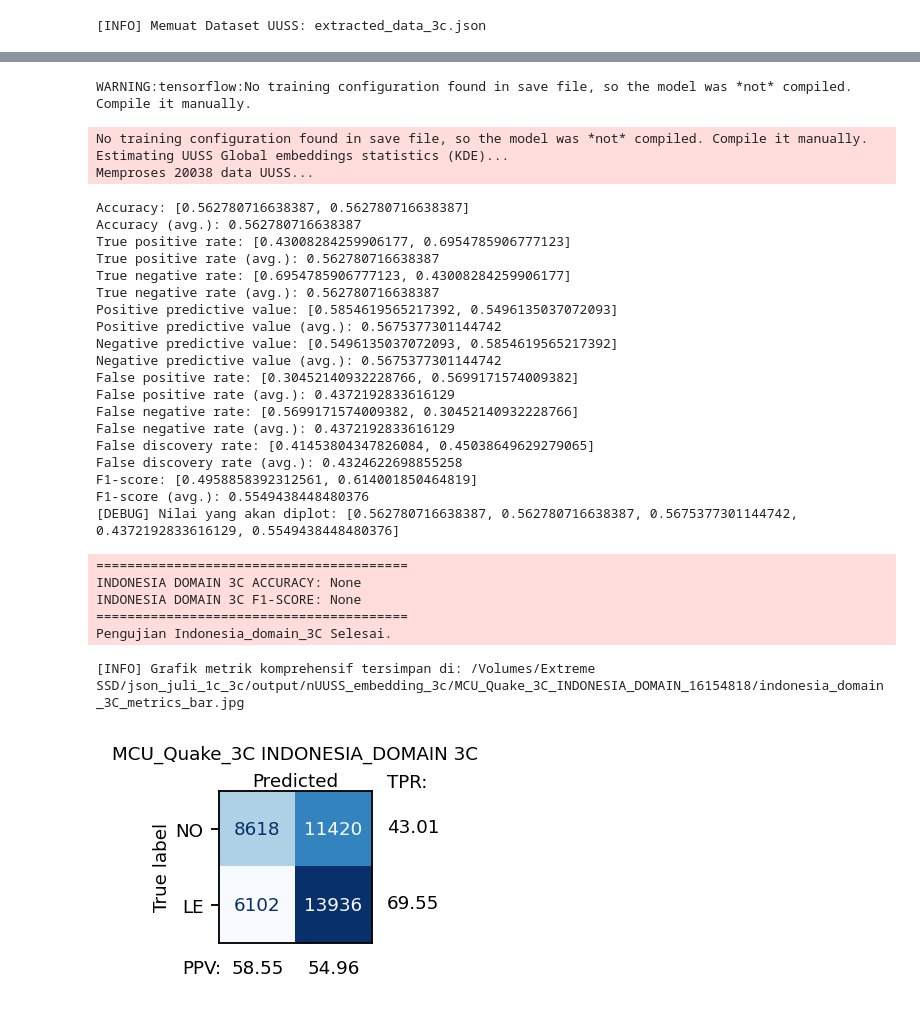
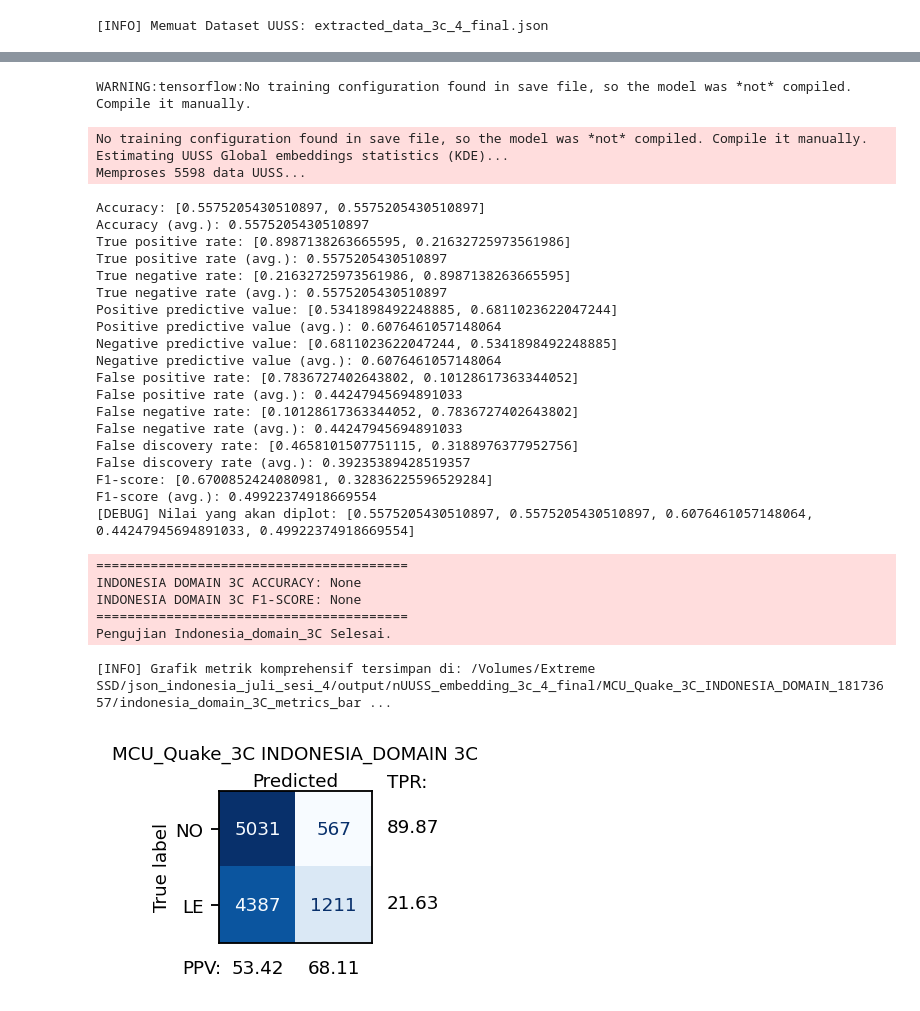
Before and after one commit to verykurniabakti/seismiccode, a Jupyter notebook: mcu_quake/code_gen_trying/indonesia_jaya_benchmarking_data/mulai_juli/indonesia_benchmarking_mcu_data_juli_3c_emd_uuss.ipynb, the cells around one changed output, grey strips where cells are left out. Saved outputs shown, nothing was run; the diff lists cells and outputs as text; code cells hidden in the pictures.

```diff
--- a/mcu_quake/code_gen_trying/indonesia_jaya_benchmarking_data/mulai_juli/indonesia_benchmarking_mcu_data_juli_3c_emd_uuss.ipynb
+++ b/mcu_quake/code_gen_trying/indonesia_jaya_benchmarking_data/mulai_juli/indonesia_benchmarking_mcu_data_juli_3c_emd_uuss.ipynb
@@ -53,8 +53,11 @@ if __name__ == "__main__":
     #                    1. KONFIGURASI PATH STEAD
     #===================================================================
     # Path dataset STEAD yang Bapak berikan
-    KEY_DATA_DIR = "/Volumes/Extreme SSD/json_juli_1c_3c"
-    KEY_TEST_FILE = "extracted_data_3c.json"
+    KEY_DATA_DIR = '/Volumes/Extreme SSD/json_indonesia_juli_sesi_4'
+    #KEY_TEST_FILE = 'extracted_data_3c_4.json'
+    #KEY_TEST_FILE = 'extracted_data_3c_4_NOFILTER.json'
+    #KEY_TEST_FILE = 'extracted_data_3c_4_CLEAN.json'
+    KEY_TEST_FILE = 'extracted_data_3c_4_final.json'
 
     DATA_TAG = "INDONESIA_DOMAIN"
     MODEL_TAG = "MCU_Quake_3C"
@@ -79,7 +82,7 @@ if __name__ == "__main__":
     print(f"[INFO] Memuat Dataset UUSS: {KEY_TEST_FILE}")
     test_data = dataset.load_json_data(os.path.join(KEY_DATA_DIR, KEY_TEST_FILE))
 
-    SAVE_BASE = '/Volumes/Extreme SSD/json_juli_1c_3c/output/nUUSS_embedding_3c'
+    SAVE_BASE = '/Volumes/Extreme SSD/json_indonesia_juli_sesi_4/output/nUUSS_embedding_3c_4_final'
     now = datetime.now()
     time_str = now.strftime("%d%H%M%S")
     save_dir = os.path.join(SAVE_BASE, f"{MODEL_TAG}_{DATA_TAG}_{time_str}")
@@ -162,4 +165,4 @@ if __name__ == "__main__":
     logger.info("="*40)
     logger.info("Pengujian Indonesia_domain_3C Selesai.")
 # %% [output]
-[INFO] Memuat Dataset UUSS: extracted_data_3c.json
+[INFO] Memuat Dataset UUSS: extracted_data_3c_4_final.json
@@ -171,30 +174,30 @@ if __name__ == "__main__":
 WARNING:tensorflow:No training configuration found in save file, so the model was *not* compiled. Compile it manually.
 No training configuration found in save file, so the model was *not* compiled. Compile it manually.
 Estimating UUSS Global embeddings statistics (KDE)...
-Memproses 20038 data UUSS...
+Memproses 5598 data UUSS...
-Accuracy: [0.562780716638387, 0.562780716638387]
-Accuracy (avg.): 0.562780716638387
-True positive rate: [0.43008284259906177, 0.6954785906777123]
-True positive rate (avg.): 0.562780716638387
-True negative rate: [0.6954785906777123, 0.43008284259906177]
-True negative rate (avg.): 0.562780716638387
-Positive predictive value: [0.5854619565217392, 0.5496135037072093]
-Positive predictive value (avg.): 0.5675377301144742
-Negative predictive value: [0.5496135037072093, 0.5854619565217392]
-Negative predictive value (avg.): 0.5675377301144742
-False positive rate: [0.30452140932228766, 0.5699171574009382]
-False positive rate (avg.): 0.4372192833616129
-False negative rate: [0.5699171574009382, 0.30452140932228766]
-False negative rate (avg.): 0.4372192833616129
-False discovery rate: [0.41453804347826084, 0.45038649629279065]
-False discovery rate (avg.): 0.4324622698855258
-F1-score: [0.4958858392312561, 0.614001850464819]
-F1-score (avg.): 0.5549438448480376
-[DEBUG] Nilai yang akan diplot: [0.562780716638387, 0.562780716638387, 0.5675377301144742, 0.4372192833616129, 0.5549438448480376]
+Accuracy: [0.5575205430510897, 0.5575205430510897]
+Accuracy (avg.): 0.5575205430510897
+True positive rate: [0.8987138263665595, 0.21632725973561986]
+True positive rate (avg.): 0.5575205430510897
+True negative rate: [0.21632725973561986, 0.8987138263665595]
+True negative rate (avg.): 0.5575205430510897
+Positive predictive value: [0.5341898492248885, 0.6811023622047244]
+Positive predictive value (avg.): 0.6076461057148064
+Negative predictive value: [0.6811023622047244, 0.5341898492248885]
+Negative predictive value (avg.): 0.6076461057148064
+False positive rate: [0.7836727402643802, 0.10128617363344052]
+False positive rate (avg.): 0.44247945694891033
+False negative rate: [0.10128617363344052, 0.7836727402643802]
+False negative rate (avg.): 0.44247945694891033
+False discovery rate: [0.4658101507751115, 0.3188976377952756]
+False discovery rate (avg.): 0.39235389428519357
+F1-score: [0.6700852424080981, 0.32836225596529284]
+F1-score (avg.): 0.49922374918669554
+[DEBUG] Nilai yang akan diplot: [0.5575205430510897, 0.5575205430510897, 0.6076461057148064, 0.44247945694891033, 0.49922374918669554]
 ========================================
 INDONESIA DOMAIN 3C ACCURACY: None
 INDONESIA DOMAIN 3C F1-SCORE: None
 ========================================
 Pengujian Indonesia_domain_3C Selesai.
-[INFO] Grafik metrik komprehensif tersimpan di: /Volumes/Extreme SSD/json_juli_1c_3c/output/nUUSS_embedding_3c/MCU_Quake_3C_INDONESIA_DOMAIN_16154818/indonesia_domain_3C_metrics_bar.jpg
+[INFO] Grafik metrik komprehensif tersimpan di: /Volumes/Extreme SSD/json_indonesia_juli_sesi_4/output/nUUSS_embedding_3c_4_final/MCU_Quake_3C_INDONESIA_DOMAIN_18173657/indonesia_domain_3C_metrics_bar ...
-[figure, old version]
+[figure, new version]
```
Also changed, not shown: parts of 1 cell of this notebook, 6 other files.
